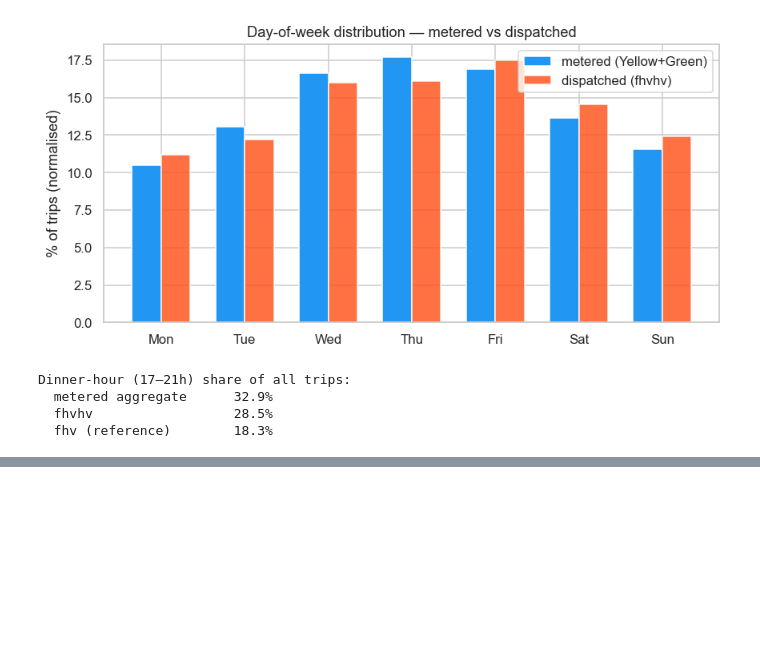
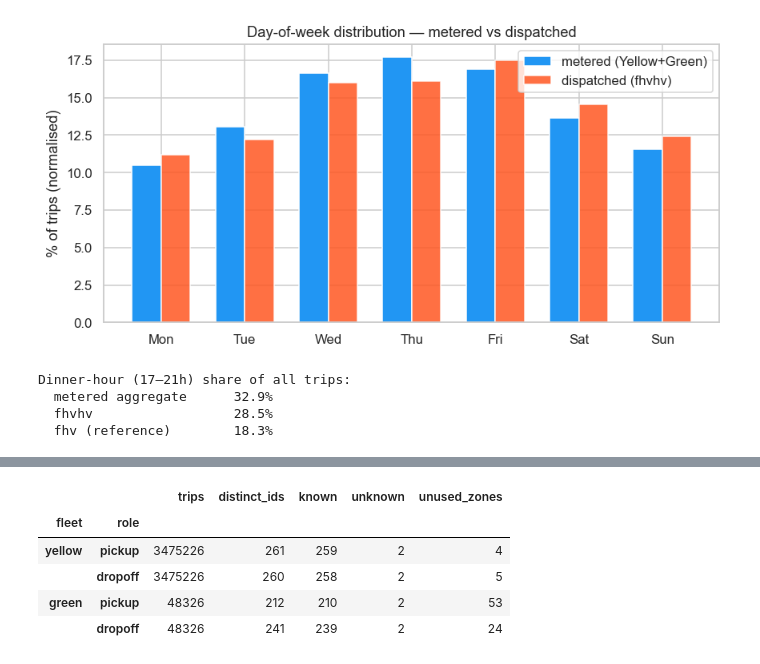
Before and after one commit to tungtt/cab-cravings, a Jupyter notebook: notebooks/01_tlc_eda.ipynb, the cells around one changed output, grey strips where cells are left out. Saved outputs shown, nothing was run; the diff lists cells and outputs as text; code cells hidden in the pictures; blank space fills up the shorter version.

```diff
--- a/notebooks/01_tlc_eda.ipynb
+++ b/notebooks/01_tlc_eda.ipynb
@@ -582,0 +638,86 @@ Dinner-hour (17–21h) share of all trips:
+# %%
+import struct
+
+ZONES_SHP = RAW.parent / "tlc_trip_taxi_zones" / "taxi_zones.shp"
+ZONES_DBF = ZONES_SHP.with_suffix(".dbf")
+
+def read_dbf_column(path: Path, col: str):
+    """
+    Return a list of values for one column from a DBF file.
+    Parses the header to find the field offset and type; no external deps.
+    """
+    with open(path, "rb") as f:
+        # Header: first 32 bytes
+        header = f.read(32)
+        num_records = struct.unpack_from("<I", header, 4)[0]
+        header_size = struct.unpack_from("<H", header, 8)[0]
+        record_size = struct.unpack_from("<H", header, 10)[0]
+
+        # Field descriptors: 32 bytes each until terminator (0x0D)
+        fields = []
+        offset = 1  # record starts with deletion flag byte
+        while True:
+            raw = f.read(32)
+            if not raw or raw[0] == 0x0D:
+                break
+            name = raw[:11].decode("ascii").rstrip("\x00")
+            ftype = chr(raw[11])
+            flen = raw[16]
+            fields.append((name, ftype, offset, flen))
+            offset += flen
+
+        target = next((fd for fd in fields if fd[0] == col), None)
+        if target is None:
+            raise KeyError(f"Column '{col}' not found. Available: {[f[0] for f in fields]}")
+
+        _, ftype, foffset, flen = target
+
+        # Seek to start of records
+        f.seek(header_size)
+        values = []
+        for _ in range(num_records):
+            record = f.read(record_size)
+            raw_val = record[foffset: foffset + flen].decode("ascii").strip()
+            if ftype == "N":
+                values.append(int(raw_val) if raw_val else None)
+            else:
+                values.append(raw_val)
+    return values
+
+zone_ids = set(read_dbf_column(ZONES_DBF, "LocationID"))
+print(f"Taxi zone reference: {len(zone_ids)} zones  "
+      f"(ID range {min(zone_ids)}–{max(zone_ids)})")
+
+# Per-fleet coverage check
+rows = []
+for fleet in METERED:
+    df = pd.read_parquet(FLEET[fleet], columns=["PULocationID", "DOLocationID"])
+    for role, col in [("pickup", "PULocationID"), ("dropoff", "DOLocationID")]:
+        seen = set(df[col].dropna().astype(int).unique())
+        unknown = seen - zone_ids
+        unused  = zone_ids - seen
+        rows.append({
+            "fleet":   fleet,
+            "role":    role,
+            "trips":   df[col].notna().sum(),
+            "distinct_ids": len(seen),
+            "known":   len(seen & zone_ids),
+            "unknown": len(unknown),
+            "unused_zones": len(unused),
+            "unknown_ids": sorted(unknown) if unknown else "—",
+        })
+
+coverage_df = pd.DataFrame(rows).set_index(["fleet", "role"])
+display(coverage_df.drop(columns="unknown_ids")
+        .style.apply(
+            lambda col: [
+                "background-color: #ffcdd2" if (col.name == "unknown" and v > 0) else ""
+                for v in col
+            ], axis=0
+        ))
+
+# Surface any unknown IDs explicitly
+for r in rows:
+    if r["unknown"] > 0:
+        print(f"\n  {r['fleet']} {r['role']} — unknown zone IDs: {r['unknown_ids']}")
+# %% [output]
@@ -582,0 +725,6 @@ Dinner-hour (17–21h) share of all trips:
+|  |  | trips | distinct_ids | known | unknown | unused_zones |
+| fleet | role |  |  |  |  |  |
+| yellow | pickup | 3475226 | 261 | 259 | 2 | 4 |
+|  | dropoff | 3475226 | 260 | 258 | 2 | 5 |
+| green | pickup | 48326 | 212 | 210 | 2 | 53 |
+|  | dropoff | 48326 | 241 | 239 | 2 | 24 |
```
Also changed, not shown: parts of 15 cells of this notebook, 7 other files.
